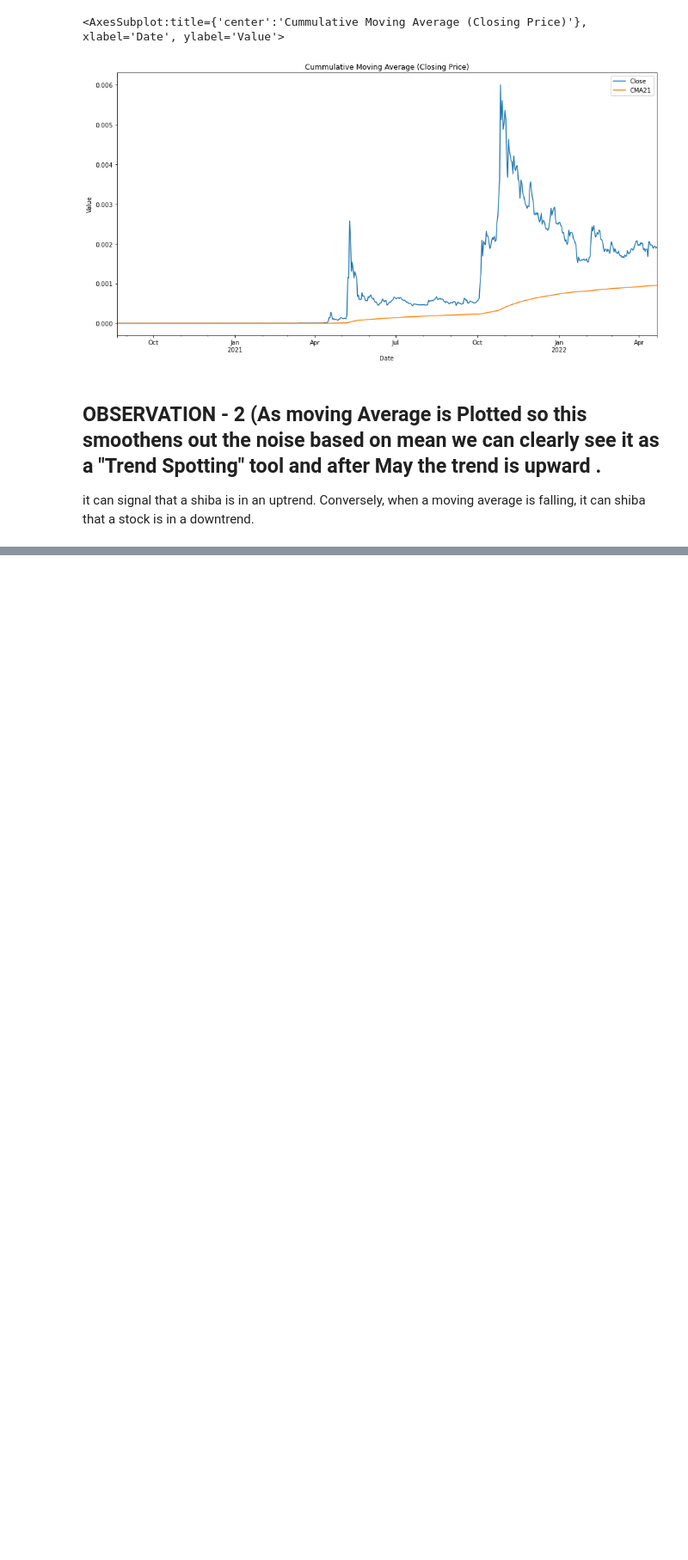
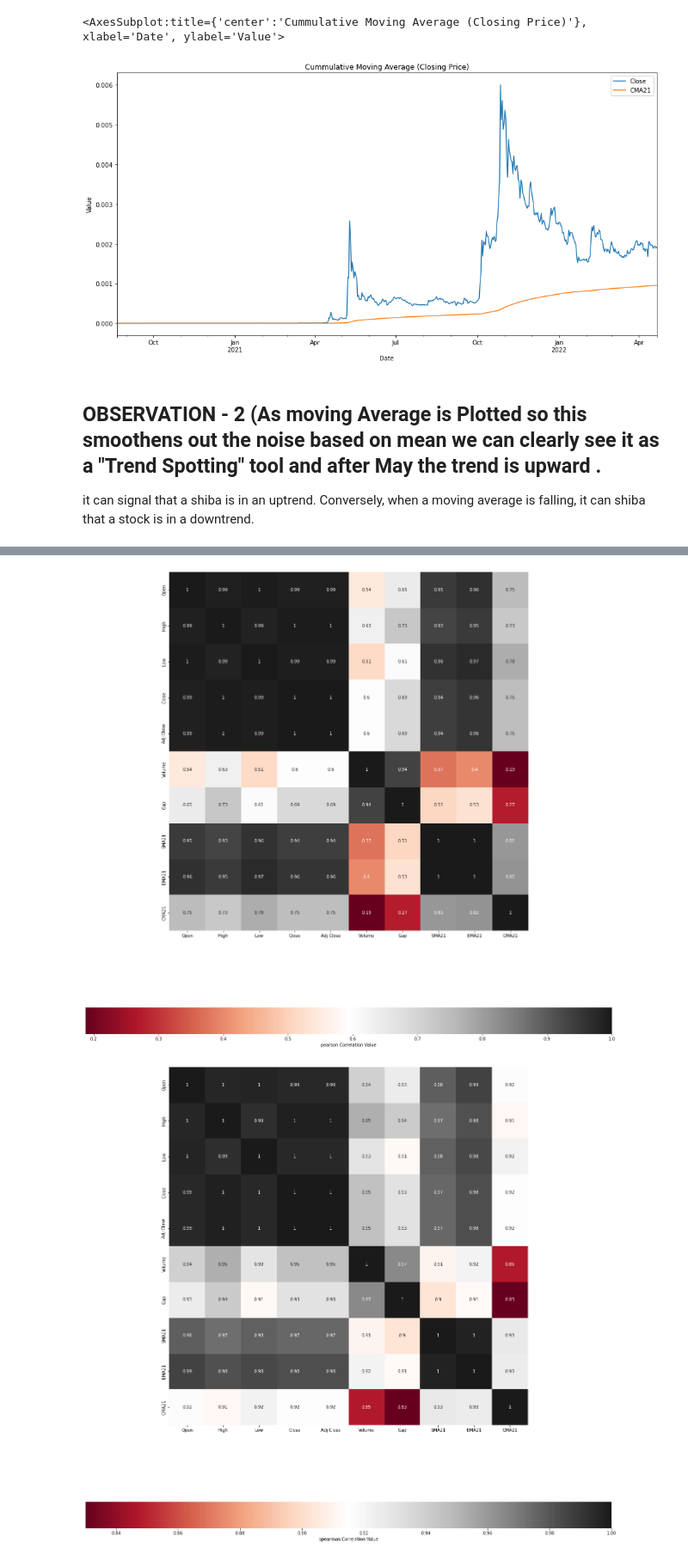
Before and after one commit to codebyrtwk/Shiba-Inu-Project, a Jupyter notebook: code/shiba-EDA.ipynb, the cells around one changed output, grey strips where cells are left out. Shown at 86% size. Saved outputs shown, nothing was run; the diff lists cells and outputs as text; code cells hidden in the pictures; blank space fills up the shorter version.

```diff
--- a/code/shiba-EDA.ipynb
+++ b/code/shiba-EDA.ipynb
@@ -181,0 +277,9 @@ it can signal that a shiba is in an uptrend. Conversely, when a moving average i
+# %%
+correlation = ["pearson", "spearman" , "kendall"]
+for i in correlation:
+    corrmat = df.corr(i)
+    plt.subplots(figsize = (22, 22))
+    sns.heatmap(corrmat,cmap = "RdGy",annot = True, square = True, cbar_kws = {'label': i + ' Correlation Value', 'orientation': 'horizontal'})
+# %% [output]
+[figure, added]
+[figure, added]
```
Also changed, not shown: parts of 19 cells of this notebook.
